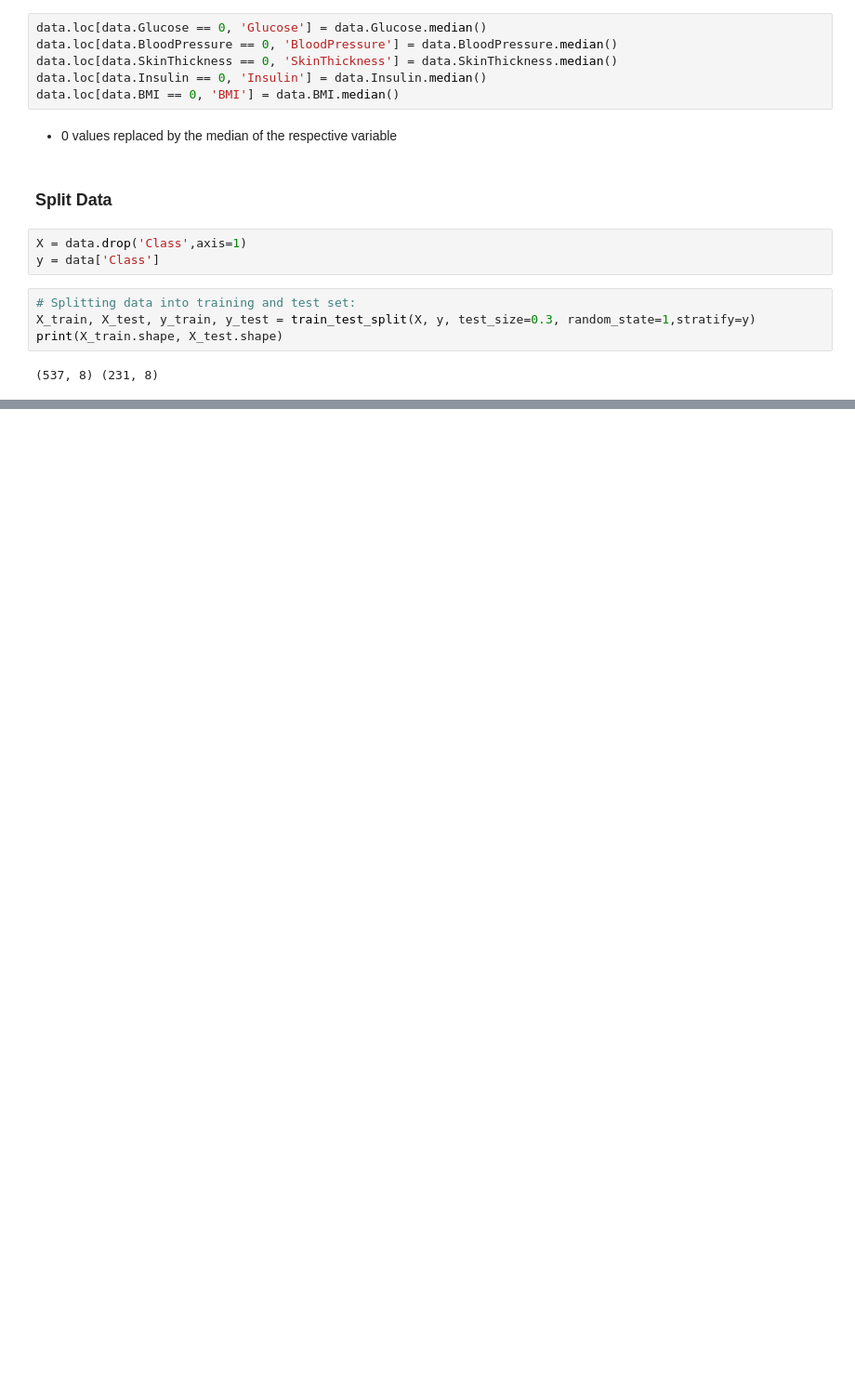
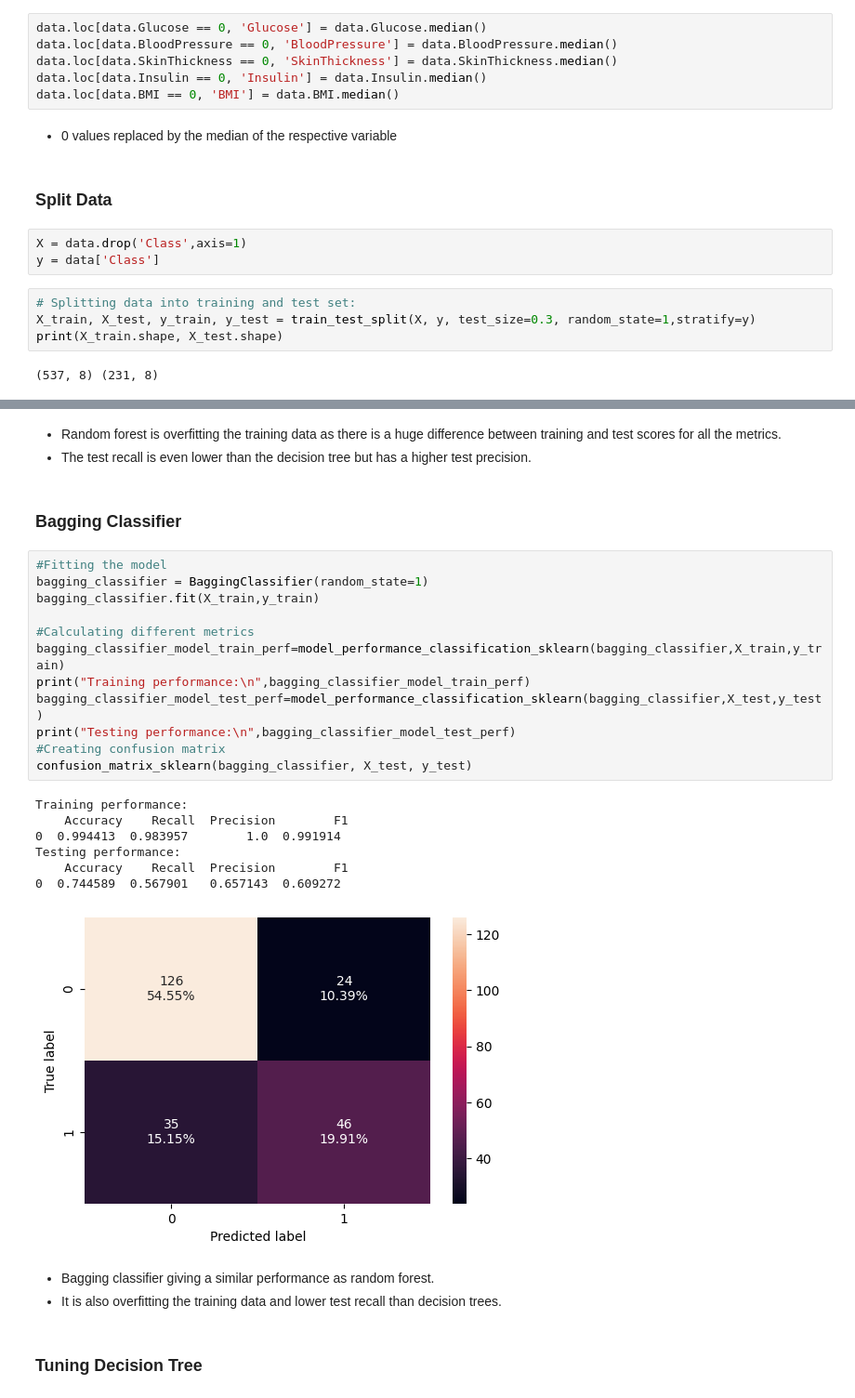
Before and after one commit to aimlalchemists/random-forest-diabetes-risk-prediction, a Jupyter notebook: Case_Study_DiabetesRisk_Prediction.ipynb, the cells around one changed output, grey strips where cells are left out. Shown at 93% size. Cells and saved outputs as stored; diff of their text form; blank space fills up the shorter version.

```diff
--- a/Case_Study_DiabetesRisk_Prediction.ipynb
+++ b/Case_Study_DiabetesRisk_Prediction.ipynb
@@ -439,0 +571,30 @@ print(X_train.shape, X_test.shape)
+# %% [markdown]
+- Random forest is overfitting the training data as there is a huge difference between training and test scores for all the metrics.
+- The test recall is even lower than the decision tree but has a higher test precision.
+# %% [markdown]
+### **Bagging Classifier**
+# %%
+#Fitting the model
+bagging_classifier = BaggingClassifier(random_state=1)
+bagging_classifier.fit(X_train,y_train)
+
+#Calculating different metrics
+bagging_classifier_model_train_perf=model_performance_classification_sklearn(bagging_classifier,X_train,y_train)
+print("Training performance:\n",bagging_classifier_model_train_perf)
+bagging_classifier_model_test_perf=model_performance_classification_sklearn(bagging_classifier,X_test,y_test)
+print("Testing performance:\n",bagging_classifier_model_test_perf)
+#Creating confusion matrix
+confusion_matrix_sklearn(bagging_classifier, X_test, y_test)
+# %% [output]
+Training performance:
+    Accuracy    Recall  Precision        F1
+0  0.994413  0.983957        1.0  0.991914
+Testing performance:
+    Accuracy    Recall  Precision        F1
+0  0.744589  0.567901   0.657143  0.609272
+[figure, added]
+# %% [markdown]
+- Bagging classifier giving a similar performance as random forest.
+- It is also overfitting the training data and lower test recall than decision trees.
+# %% [markdown]
+### **Tuning Decision Tree**
```
Also changed, not shown: parts of 27 cells of this notebook.
